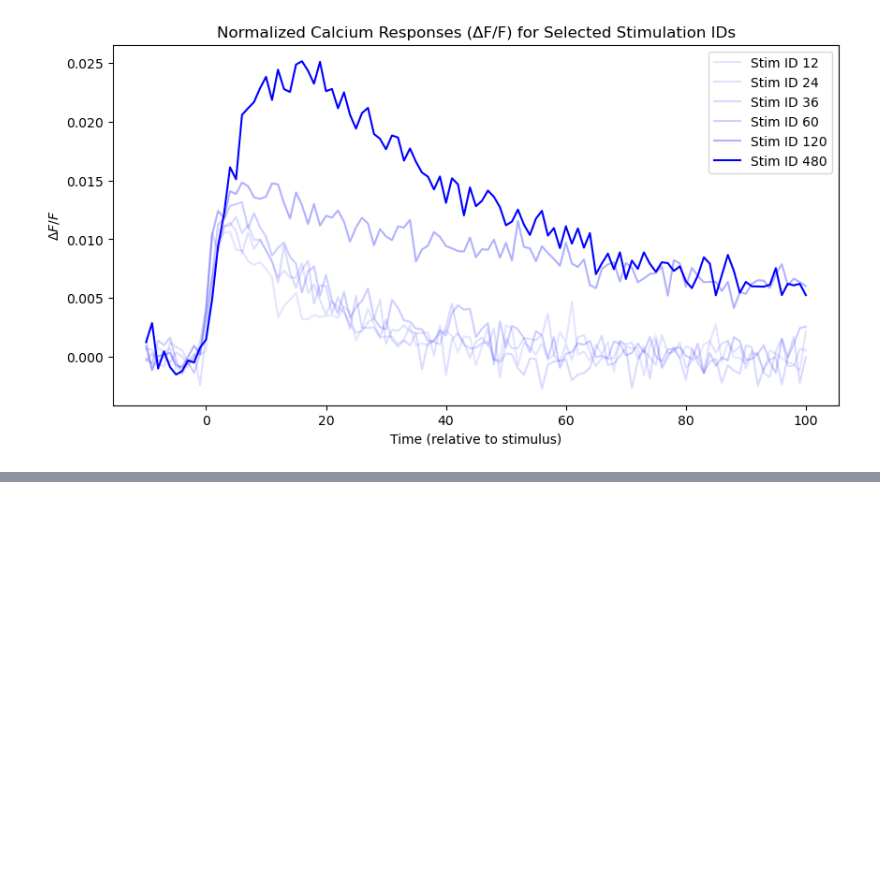
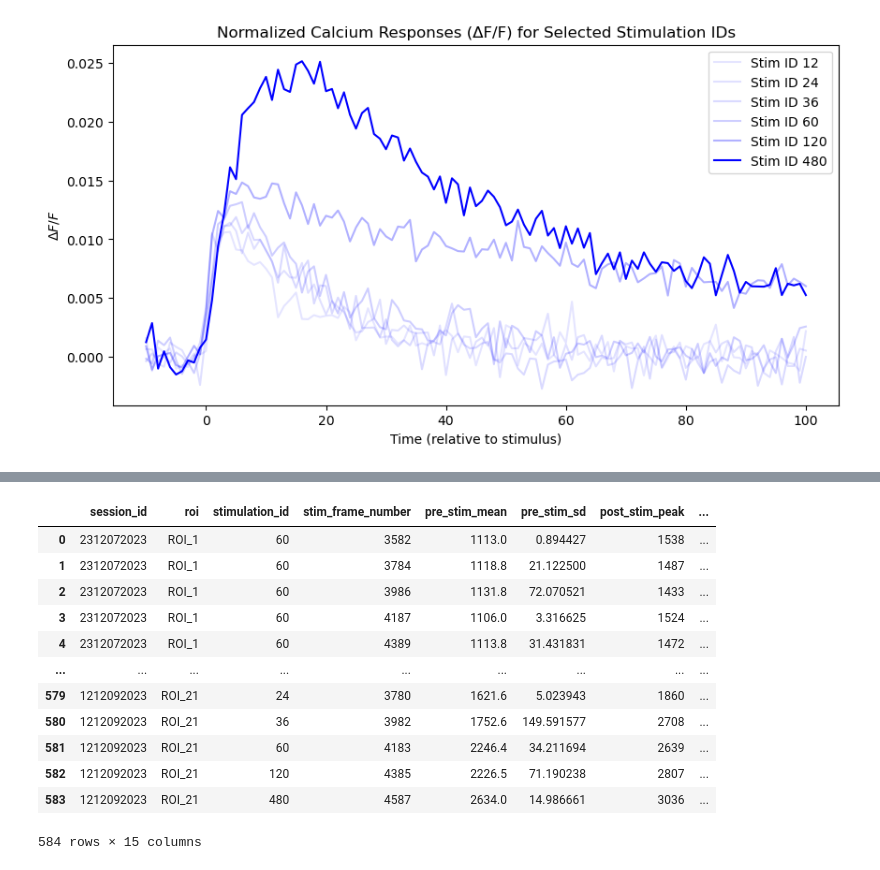
Before and after one commit to ecresp1el/biolumi_calcium_imaging, a Jupyter notebook: notebooks/calcium_imaging_analysis.ipynb, the cells around one changed output, grey strips where cells are left out. Drawn from its saved outputs; the diff is of its cells as text; code cells hidden in the pictures; blank space fills up the shorter version.

```diff
--- a/notebooks/calcium_imaging_analysis.ipynb
+++ b/notebooks/calcium_imaging_analysis.ipynb
@@ -1872,6 +1872,19 @@ def calculate_responsiveness(all_data, pre_stim_frames=10, post_stim_frames=10,
                     post_stim_peak = np.max(post_stim_signal)
                     post_stim_sd = np.std(post_stim_signal[1:])  # Excluding the peak (stimulation point)
 
+                    #calculate the median of the post_stim_signal and the median of the pre_stim_signal
+                    post_stim_median = np.median(post_stim_signal)
+                    pre_stim_median = np.median(pre_stim_signal)
+
+                    #calculate the mean of the post_stim_signal and the mean of the pre_stim_signal
+                    post_stim_mean = np.mean(post_stim_signal)
+
+                    # calculate the delta_f/f for the post_stim_signal and the pre_stim_signal and save entire array
+                    delta_f_f_post_stim = (post_stim_signal - pre_stim_mean) / pre_stim_mean
+
+                    # calculate the peak delta_f/f for the post_stim_signal and save the value
+                    peak_delta_f_f_post_stim = (post_stim_peak - pre_stim_mean) / pre_stim_mean
+
                     # Perform t-test between normalized pre-stimulus and post-stimulus signals
                     t_stat, p_value = ttest_ind(pre_stim_signal, post_stim_signal, equal_var=False)
 
@@ -1885,6 +1898,11 @@ def calculate_responsiveness(all_data, pre_stim_frames=10, post_stim_frames=10,
                     'post_stim_peak': post_stim_peak,
                     'post_stim_sd': post_stim_sd,
                     'p_value': p_value,
+                    'post_stim_mean': post_stim_mean,
+                    'delta_f_f_post_stim': delta_f_f_post_stim,
+                    'pre_stim_median': pre_stim_median,
+                    'post_stim_median': post_stim_median,
+                    'peak_delta_f_f_post_stim': peak_delta_f_f_post_stim,
                     'is_responsive': is_responsive
                 }
 
@@ -1898,6 +1916,11 @@ def calculate_responsiveness(all_data, pre_stim_frames=10, post_stim_frames=10,
                     'pre_stim_sd': pre_stim_sd,
                     'post_stim_peak': post_stim_peak,
                     'post_stim_sd': post_stim_sd,
+                    'post_stim_mean': post_stim_mean,
+                    'delta_f_f_post_stim': delta_f_f_post_stim,
+                    'pre_stim_median': pre_stim_median,
+                    'post_stim_median': post_stim_median,
+                    'peak_delta_f_f_post_stim': peak_delta_f_f_post_stim,
                     'p_value': p_value,
                     'is_responsive': is_responsive
                 })
@@ -2077,0 +1989,16 @@ IndexError: index 0 is out of bounds for axis 0 with size 0
+# %%
+responsiveness_df_gcamp8
+# %% [output]
+|  | session_id | roi | stimulation_id | stim_frame_number | pre_stim_mean | pre_stim_sd | post_stim_peak | ... |
+| 0 | 2312072023 | ROI_1 | 60 | 3582 | 1113.0 | 0.894427 | 1538 | ... |
+| 1 | 2312072023 | ROI_1 | 60 | 3784 | 1118.8 | 21.122500 | 1487 | ... |
+| 2 | 2312072023 | ROI_1 | 60 | 3986 | 1131.8 | 72.070521 | 1433 | ... |
+| 3 | 2312072023 | ROI_1 | 60 | 4187 | 1106.0 | 3.316625 | 1524 | ... |
+| 4 | 2312072023 | ROI_1 | 60 | 4389 | 1113.8 | 31.431831 | 1472 | ... |
+| ... | ... | ... | ... | ... | ... | ... | ... | ... |
+| 579 | 1212092023 | ROI_21 | 24 | 3780 | 1621.6 | 5.023943 | 1860 | ... |
+| 580 | 1212092023 | ROI_21 | 36 | 3982 | 1752.6 | 149.591577 | 2708 | ... |
+| 581 | 1212092023 | ROI_21 | 60 | 4183 | 2246.4 | 34.211694 | 2639 | ... |
+| 582 | 1212092023 | ROI_21 | 120 | 4385 | 2226.5 | 71.190238 | 2807 | ... |
+| 583 | 1212092023 | ROI_21 | 480 | 4587 | 2634.0 | 14.986661 | 3036 | ... |
+584 rows × 15 columns
```
Also changed, not shown: parts of 4 cells of this notebook.
